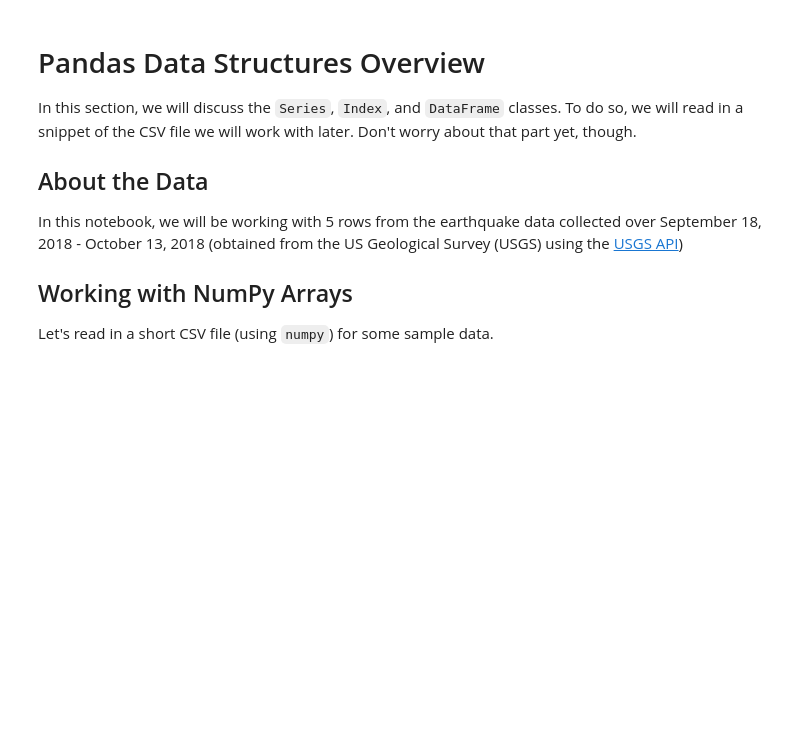
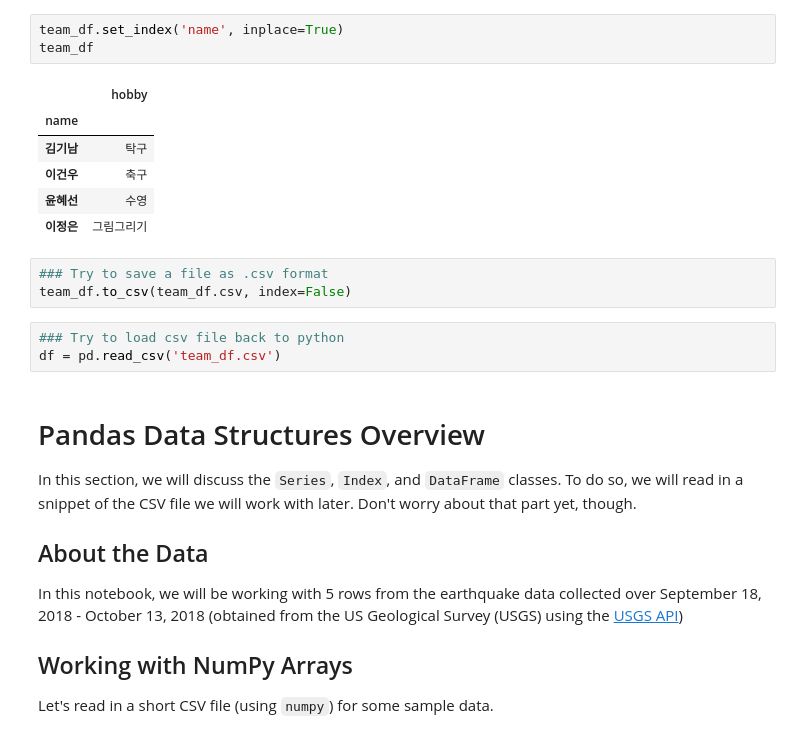
Before and after one commit to Lee-geonwu/class_ai4ml, a Jupyter notebook: week2/1-pandas_data_structures.ipynb, the cells around one changed output. Drawn from its saved outputs; the diff is of its cells as text; blank space fills up the shorter version.

```diff
--- a/week2/1-pandas_data_structures.ipynb
+++ b/week2/1-pandas_data_structures.ipynb
@@ -3,3 +32,19 @@
+# %%
+team_df.set_index('name', inplace=True)
+team_df
+# %% [output]
+|  | hobby |
+| name |  |
+| 김기남 | 탁구 |
+| 이건우 | 축구 |
+| 윤혜선 | 수영 |
+| 이정은 | 그림그리기 |
+# %%
+### Try to save a file as .csv format
+team_df.to_csv(team_df.csv, index=False)
+# %%
+### Try to load csv file back to python
+df = pd.read_csv('team_df.csv')
 # %% [markdown]
 # Pandas Data Structures Overview
 In this section, we will discuss the `Series`, `Index`, and `DataFrame` classes. To do so, we will read in a snippet of the CSV file we will work with later. Don't worry about that part yet, though.
```
Also changed, not shown: parts of 2 cells of this notebook.
